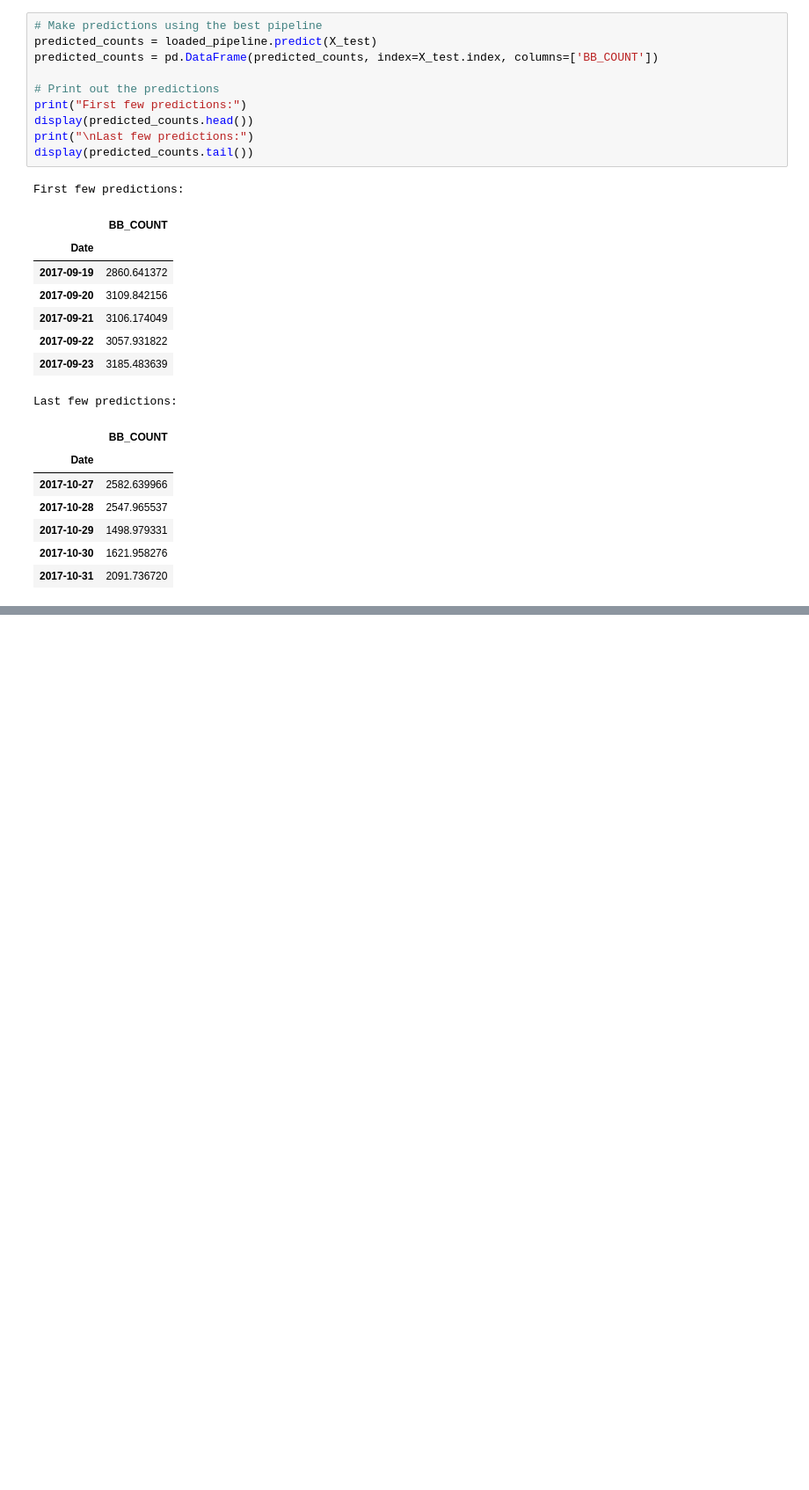
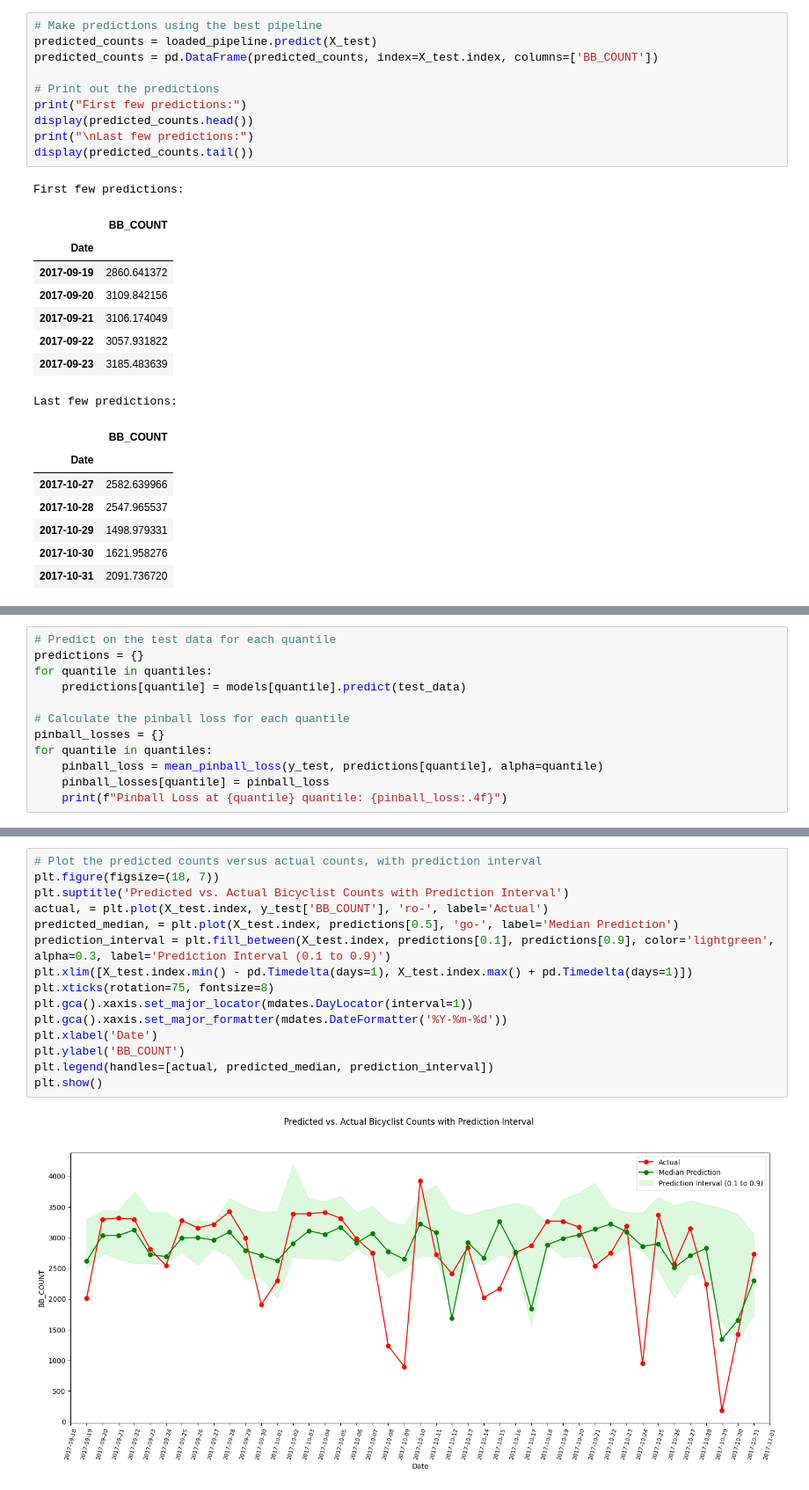
Before and after one commit to williamjowens/library-exploration, a Jupyter notebook: sklearn2pmml_feature_engine.ipynb, the cells around one changed output, grey strips where cells are left out. Shown at 88% size. Saved outputs shown, nothing was run; the diff lists cells and outputs as text; blank space fills up the shorter version.

```diff
--- a/sklearn2pmml.ipynb
+++ b/sklearn2pmml_feature_engine.ipynb
@@ -1701,0 +2090,12 @@ plt.show()
+# %%
+# Predict on the test data for each quantile
+predictions = {}
+for quantile in quantiles:
+    predictions[quantile] = models[quantile].predict(test_data)
+
+# Calculate the pinball loss for each quantile
+pinball_losses = {}
+for quantile in quantiles:
+    pinball_loss = mean_pinball_loss(y_test, predictions[quantile], alpha=quantile)
+    pinball_losses[quantile] = pinball_loss
+    print(f"Pinball Loss at {quantile} quantile: {pinball_loss:.4f}")
@@ -1701,0 +2117,17 @@ plt.show()
+# %%
+# Plot the predicted counts versus actual counts, with prediction interval
+plt.figure(figsize=(18, 7))
+plt.suptitle('Predicted vs. Actual Bicyclist Counts with Prediction Interval')
+actual, = plt.plot(X_test.index, y_test['BB_COUNT'], 'ro-', label='Actual')
+predicted_median, = plt.plot(X_test.index, predictions[0.5], 'go-', label='Median Prediction')
+prediction_interval = plt.fill_between(X_test.index, predictions[0.1], predictions[0.9], color='lightgreen', alpha=0.3, label='Prediction Interval (0.1 to 0.9)')
+plt.xlim([X_test.index.min() - pd.Timedelta(days=1), X_test.index.max() + pd.Timedelta(days=1)])
+plt.xticks(rotation=75, fontsize=8)
+plt.gca().xaxis.set_major_locator(mdates.DayLocator(interval=1))
+plt.gca().xaxis.set_major_formatter(mdates.DateFormatter('%Y-%m-%d'))
+plt.xlabel('Date')
+plt.ylabel('BB_COUNT')
+plt.legend(handles=[actual, predicted_median, prediction_interval])
+plt.show()
+# %% [output]
+[figure, added]
```
Also changed, not shown: parts of 26 cells of this notebook.
